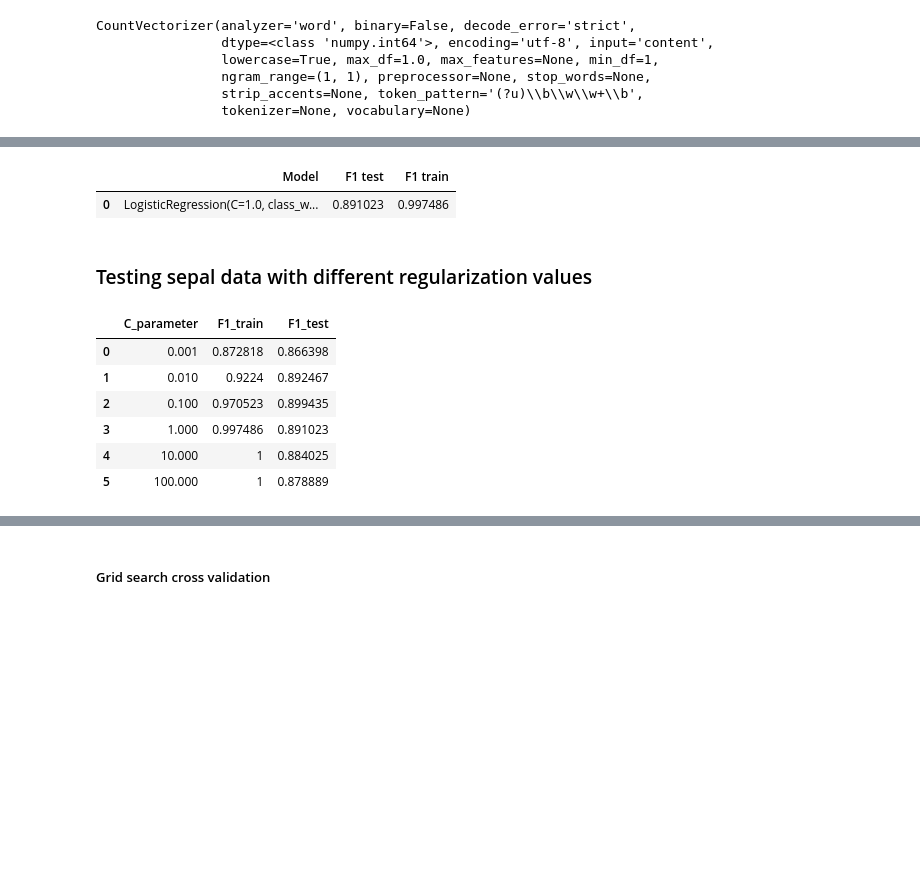
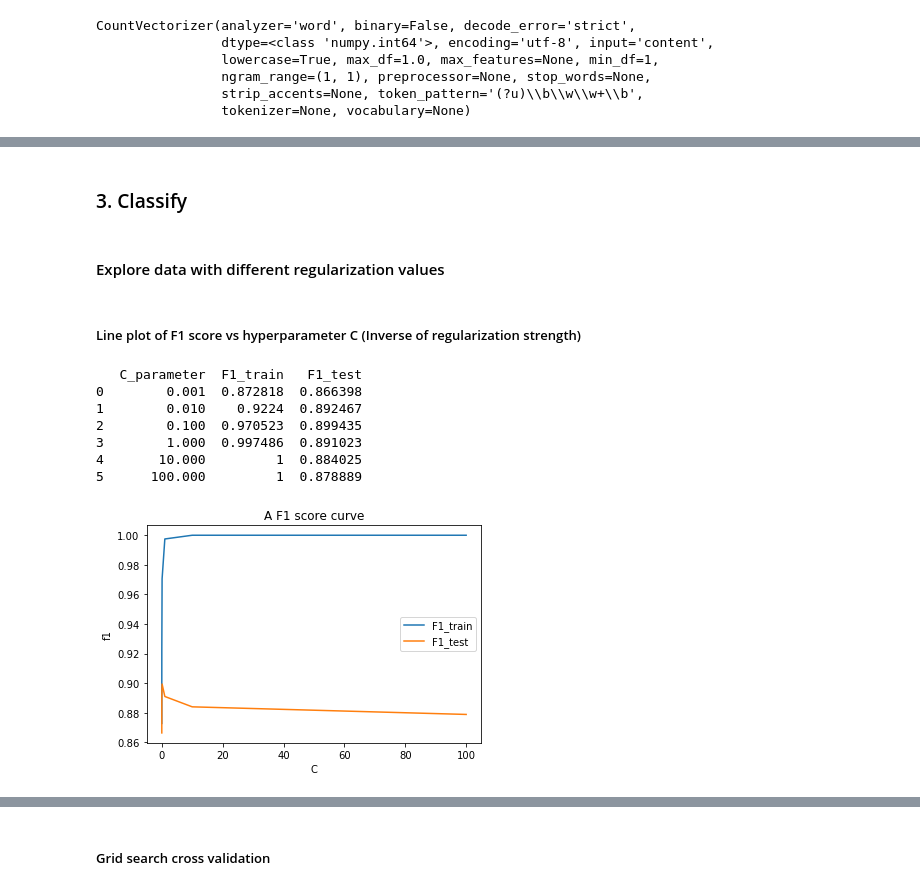
Before and after one commit to tatsianaDr/ml_training, a Jupyter notebook: baseLine2.ipynb, the cells around one changed output, grey strips where cells are left out. Saved outputs shown, nothing was run; the diff lists cells and outputs as text; code cells hidden in the pictures; blank space fills up the shorter version.

```diff
--- a/baseLine2.ipynb
+++ b/baseLine2.ipynb
@@ -131,11 +164,2 @@ F1 test set: 0.8910230758970255
-# %%
-# add data to the result table
-model_search_result = model_search_result.append({'Model' : logreg_model,
-                           'F1 train' : f1_score(y_train, logreg_model.predict(X_train_features)),
-                            'F1 test' : f1_score(y_test, logreg_model.predict(X_test_features))
-                           }, ignore_index=True )
-
-model_search_result
-# %% [output]
-|  | Model | F1 test | F1 train |
-| 0 | LogisticRegression(C=1.0, class_w... | 0.891023 | 0.997486 |
+# %% [markdown]
+### 3. Classify
@@ -142,29 +204,38 @@ model_search_result
 # %% [markdown]
-### Testing sepal data with different regularization values
+#### Explore data with different regularization values
 # %%
-C_param_range = [0.001,0.01,0.1,1,10,100]
-
-sepal_acc_table = pd.DataFrame(columns = ['C_parameter','F1_train', 'F1_test'])
-sepal_acc_table['C_parameter'] = C_param_range
-
-j = 0
-for i in C_param_range:
-
-    # Apply logistic regression model to training data
-    lr = LogisticRegression(penalty = 'l2', C = i,random_state = 11, max_iter=4000)
-    lr.fit(X_train_features, y_train)
-
-    # Saving F1 score in table
-    sepal_acc_table.iloc[j,1] = f1_score(y_train,lr.predict(X_train_features))
-    sepal_acc_table.iloc[j,2] = f1_score(y_test,lr.predict(X_test_features))
-    j += 1
-
-sepal_acc_table
+#function for choose region for cross validation C
+def foundAppropriateRegionC(C_param_range):
+    sepal_acc_table = pd.DataFrame(columns = ['C_parameter','F1_train', 'F1_test'])
+    sepal_acc_table['C_parameter'] = C_param_range
+    j = 0
+    for i in C_param_range:
+         # Apply logistic regression model to training data
+            lr = LogisticRegression(C = i,random_state = RANDOM_STATE, max_iter=MAX_ITER)
+            lr.fit(X_train_features, y_train)
+            # Saving F1 score in table
+            sepal_acc_table.iloc[j,1] = calculateF1Train(lr)
+            sepal_acc_table.iloc[j,2] = calculateF1Test(lr)
+            j += 1
+    print(sepal_acc_table)
+    plt.title("A F1 score curve")
+    plt.plot(sepal_acc_table['C_parameter'], sepal_acc_table['F1_train'], label ='F1_train')
+    plt.plot(sepal_acc_table['C_parameter'], sepal_acc_table['F1_test'], label='F1_test')
+    plt.xlabel("C")
+    plt.ylabel("f1")
+    plt.legend()
-# %% [output]
-|  | C_parameter | F1_train | F1_test |
-| 0 | 0.001 | 0.872818 | 0.866398 |
-| 1 | 0.010 | 0.9224 | 0.892467 |
-| 2 | 0.100 | 0.970523 | 0.899435 |
-| 3 | 1.000 | 0.997486 | 0.891023 |
-| 4 | 10.000 | 1 | 0.884025 |
-| 5 | 100.000 | 1 | 0.878889 |
+# %% [markdown]
+##### Line plot of F1 score  vs hyperparameter  C (Inverse of regularization strength)
+# %%
+# start with C = [0.001,0.01,0.1,1,10,100]
+
+foundAppropriateRegionC([0.001,0.01,0.1,1,10,100])
+# %% [output]
+   C_parameter  F1_train   F1_test
+0        0.001  0.872818  0.866398
+1        0.010    0.9224  0.892467
+2        0.100  0.970523  0.899435
+3        1.000  0.997486  0.891023
+4       10.000         1  0.884025
+5      100.000         1  0.878889
+[figure, added]
```
Also changed, not shown: parts of 34 cells of this notebook.
